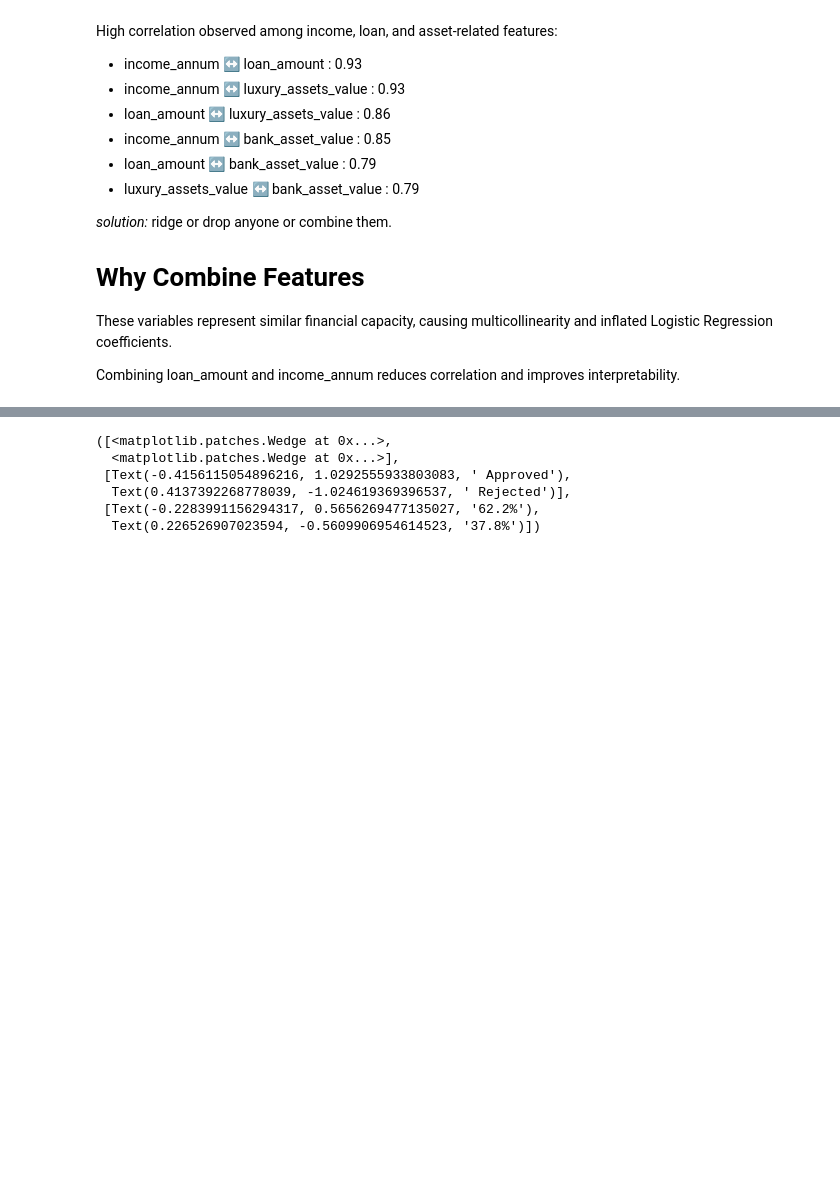
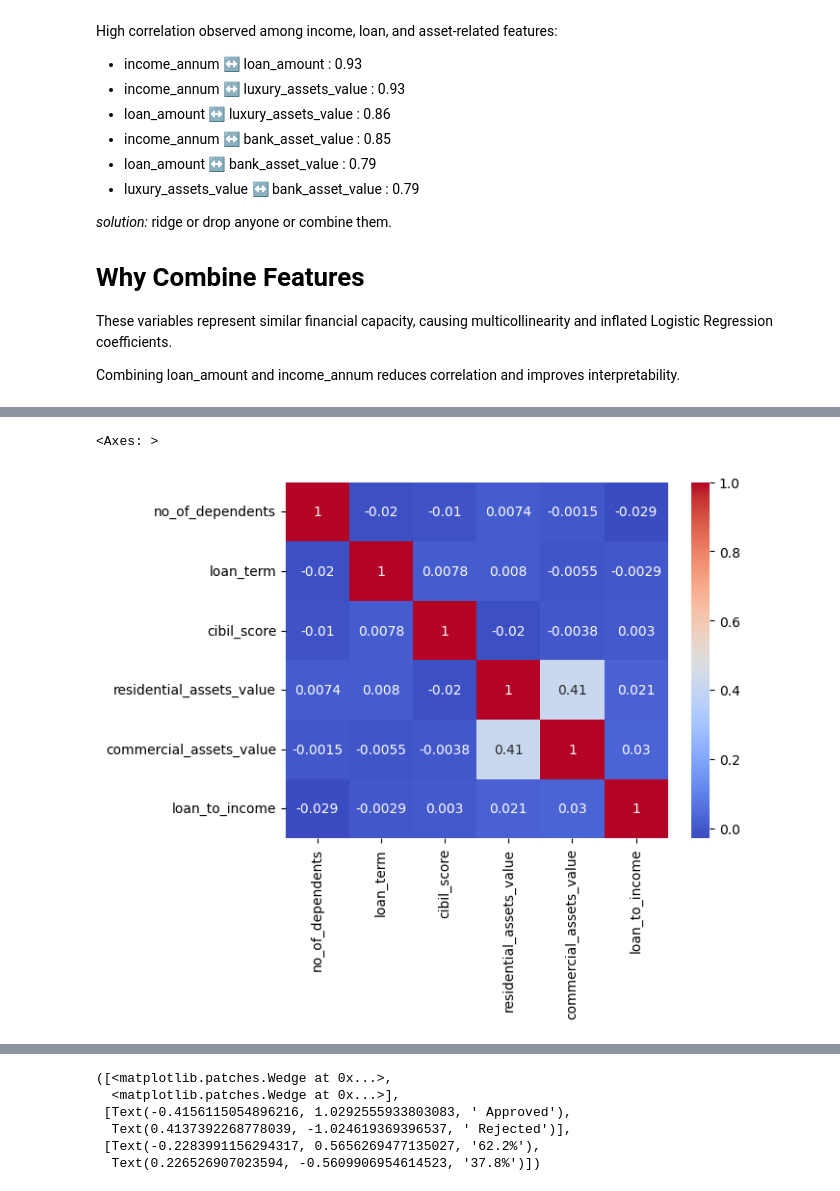
Before and after one commit to DataShoaib/Loan-Predictor, a Jupyter notebook: notebook/loan_predictor.ipynb, the cells around one changed output, grey strips where cells are left out. Cells and saved outputs as stored; diff of their text form; code cells hidden in the pictures; blank space fills up the shorter version.

```diff
--- a/notebook/loan_predictor.ipynb
+++ b/notebook/loan_predictor.ipynb
@@ -389,0 +393,5 @@ sns.heatmap(data.corr(numeric_only=True),annot=True,cmap='coolwarm')
+# %%
+sns.heatmap(data.corr(numeric_only=True),annot=True,cmap='coolwarm')
+# %% [output]
+<Axes: >
+[figure, added]
```
Also changed, not shown: parts of 13 cells of this notebook, 5 other files.
